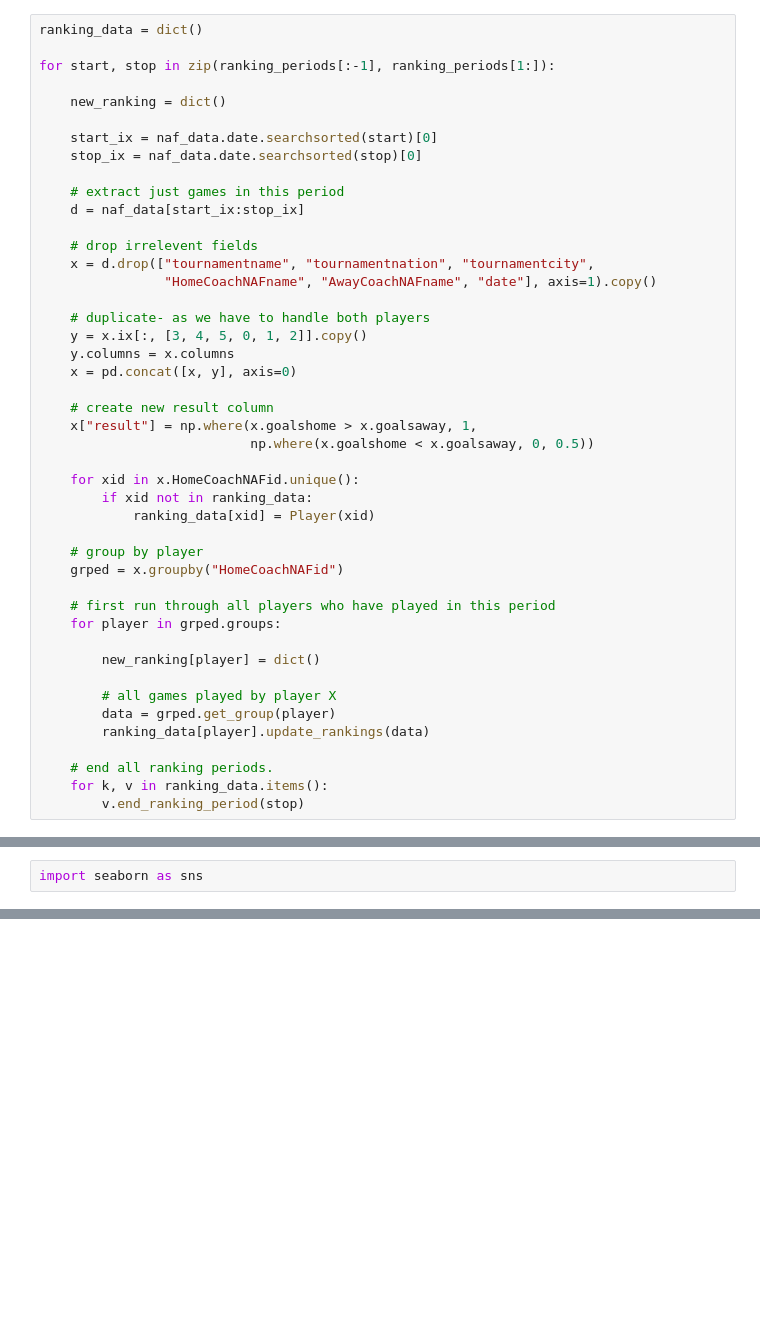
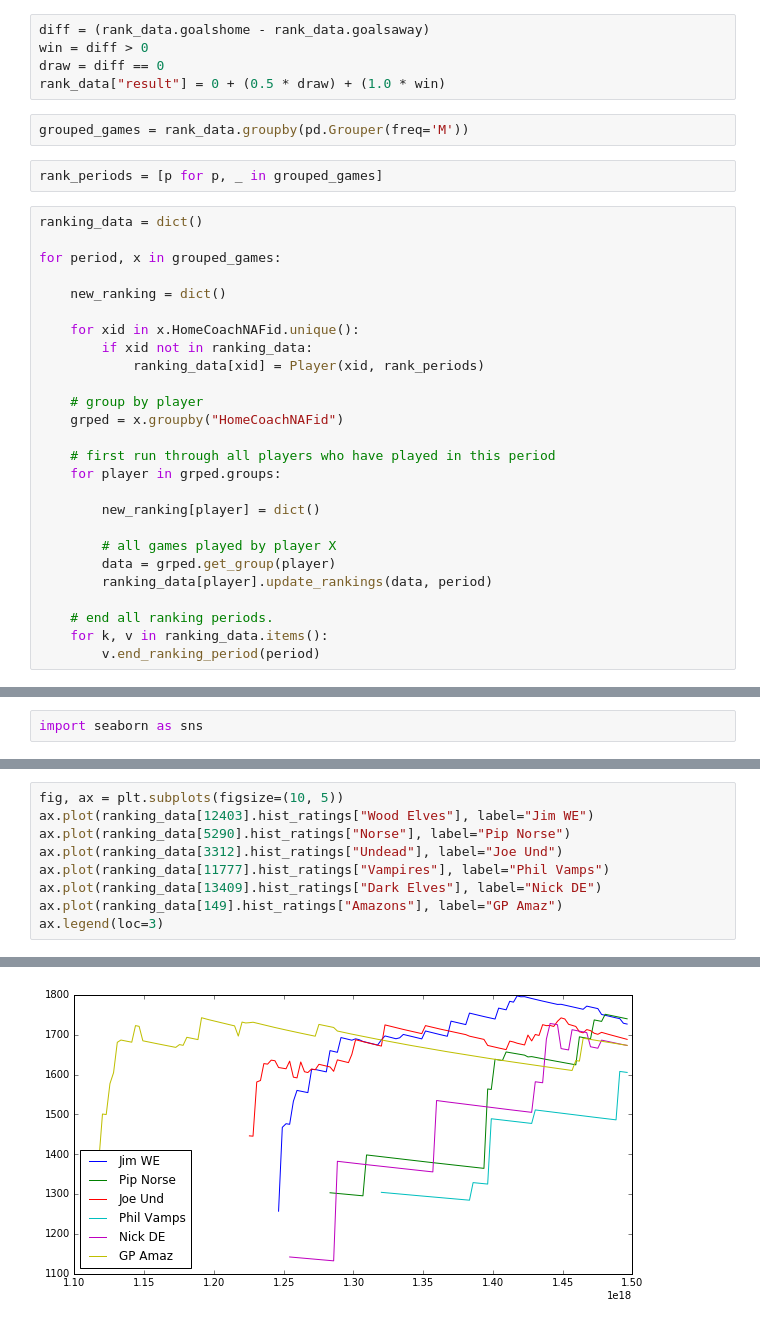
Before and after one commit to hardingnj/NAF, a Jupyter notebook: glicko.ipynb, the cells around one changed output, grey strips where cells are left out. Drawn from its saved outputs; the diff is of its cells as text; blank space fills up the shorter version.

```diff
--- a/glicko.ipynb
+++ b/glicko.ipynb
@@ -120,32 +167,22 @@ class Player(object):
+# %%
+diff = (rank_data.goalshome - rank_data.goalsaway)
+win = diff > 0
+draw = diff == 0
+rank_data["result"] = 0 + (0.5 * draw) + (1.0 * win)
+# %%
+grouped_games = rank_data.groupby(pd.Grouper(freq='M'))
+# %%
+rank_periods = [p for p, _ in grouped_games]
 # %%
 ranking_data = dict()
 
-for start, stop in zip(ranking_periods[:-1], ranking_periods[1:]):
+for period, x in grouped_games:
 
     new_ranking = dict()
 
-    start_ix = naf_data.date.searchsorted(start)[0]
-    stop_ix = naf_data.date.searchsorted(stop)[0]
-
-    # extract just games in this period
-    d = naf_data[start_ix:stop_ix]
-
-    # drop irrelevent fields
-    x = d.drop(["tournamentname", "tournamentnation", "tournamentcity",
-                "HomeCoachNAFname", "AwayCoachNAFname", "date"], axis=1).copy()
-
-    # duplicate- as we have to handle both players
-    y = x.ix[:, [3, 4, 5, 0, 1, 2]].copy()
-    y.columns = x.columns
-    x = pd.concat([x, y], axis=0)
-
-    # create new result column
-    x["result"] = np.where(x.goalshome > x.goalsaway, 1,
-                           np.where(x.goalshome < x.goalsaway, 0, 0.5))
-
     for xid in x.HomeCoachNAFid.unique():
         if xid not in ranking_data:
-            ranking_data[xid] = Player(xid)
+            ranking_data[xid] = Player(xid, rank_periods)
 
     # group by player
     grped = x.groupby("HomeCoachNAFid")
@@ -157,11 +194,11 @@ for start, stop in zip(ranking_periods[:-1], ranking_periods[1:]):
 
         # all games played by player X
         data = grped.get_group(player)
-        ranking_data[player].update_rankings(data)
+        ranking_data[player].update_rankings(data, period)
 
     # end all ranking periods.
     for k, v in ranking_data.items():
-        v.end_ranking_period(stop)
+        v.end_ranking_period(period)
 # %%
 import matplotlib.pyplot as plt
 %matplotlib inline
@@ -219,0 +278,10 @@ import seaborn as sns
+# %%
+fig, ax = plt.subplots(figsize=(10, 5))
+ax.plot(ranking_data[12403].hist_ratings["Wood Elves"], label="Jim WE")
+ax.plot(ranking_data[5290].hist_ratings["Norse"], label="Pip Norse")
+ax.plot(ranking_data[3312].hist_ratings["Undead"], label="Joe Und")
+ax.plot(ranking_data[11777].hist_ratings["Vampires"], label="Phil Vamps")
+ax.plot(ranking_data[13409].hist_ratings["Dark Elves"], label="Nick DE")
+ax.plot(ranking_data[149].hist_ratings["Amazons"], label="GP Amaz")
+ax.legend(loc=3)
+# %% [output]
@@ -220 +289,2 @@ import seaborn as sns
+[figure, added]
 # %%
```
Also changed, not shown: parts of 43 cells of this notebook.
